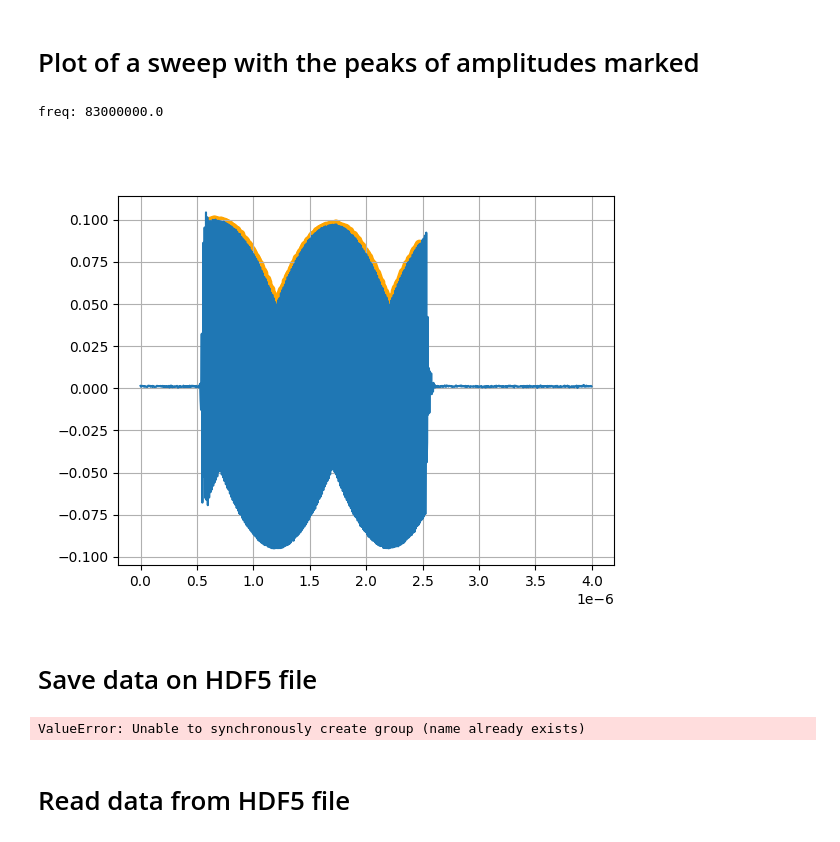
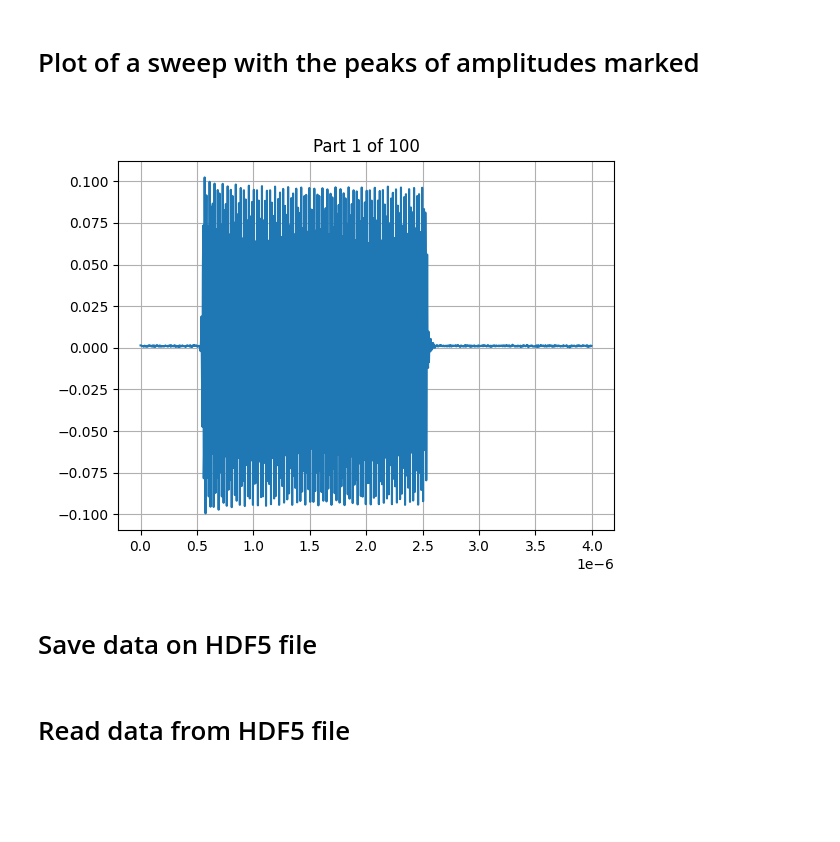
Before and after one commit to biqute/QTLab2324, a Jupyter notebook: PAandQubit/Actual_Work/Resonator_spectroscopy.ipynb, the cells around one changed output. Drawn from its saved outputs; the diff is of its cells as text; code cells hidden in the pictures; blank space fills up the shorter version.

```diff
--- a/PAandQubit/Actual_Work/Resonator_spectroscopy.ipynb
+++ b/PAandQubit/Actual_Work/Resonator_spectroscopy.ipynb
@@ -110,30 +111,63 @@ def data_amps(y: np.array, toggle_plot = True):
         plt.show()
     return {'mean': np.mean(y[idx]), 'std' : np.std(y[idx])}
 # %%
-n_sweep = 33
+# n_sweep = 19
 
-f_chosen = fetched_data[n_sweep]
-print('freq:', f_chosen['freq'])
-y = np.array(f_chosen['data'])
-data_amps(y)
-std = np.std(y)
-indices = find_peaks(y, prominence=2*(max(y) - std))
+# f_chosen = fetched_data[n_sweep]
+# print('freq:', f_chosen['freq'])
+# y = np.array(f_chosen['data'])
+# data_amps(y)
+# std = np.std(y)
+# indices = find_peaks(y, prominence=2*(max(y) - std))
 
-# print('mean', np.mean(y[indices[0]]))
+# # print('mean', np.mean(y[indices[0]]))
-# %% [output]
-freq: 83000000.0
-[figure, removed]
+# %%
+sweep = 0
+x = np.arange(len(y))/pxie.sample_rate
+def on_key(event):
+    global sweep
+    if event.key == 'right':
+        sweep += 1
+    elif event.key == 'left':
+        sweep -= 1
+
+    if (sweep+1) > len(fetched_data) or sweep == -1:
+        sweep = 0
+
+
+    f_chosen = fetched_data[sweep]
+    y = np.array(f_chosen['data'])
+    std = np.std(y)
+    indices = find_peaks(y, prominence=2*(max(y) - std))
+    idx = indices[0]
+    offset = 5
+    idx = idx[offset:-offset]
+    # clear frame
+    plt.clf()
+    plt.title(f'Part {sweep+1} of {len(fetched_data)}')
+    plt.grid()
+    plt.plot(x, y)
+    plt.scatter(x[idx],y[idx], color = 'orange')
+    plt.draw() # redraw
+
+fig,ax=plt.subplots()
+plt.title(f'Part {sweep+1} of {len(fetched_data)}')
+plt.plot(x, y)
+fig.canvas.mpl_connect('key_press_event',on_key)
+plt.grid()
+plt.show()
+plt.draw()
+# %% [output]
+[figure, added]
 # %% [markdown]
 # Save data on HDF5 file
 # %%
-with h5py.File('nonloso_2.hdf5', 'a') as f:                      # creo file hdf5 di nome tra virgolette e lo apro in modalità a = appen
-    for j in range(0, len(fetched_data)):
-        gp_data = f.create_group(str(j))
-        freq, data = fetched_data[j].items()
-        gp_data.create_dataset(str(freq[0]), data = freq[1])
-        gp_data.create_dataset(str(data[0]), data = data[1])
+# with h5py.File('nonloso_2.hdf5', 'a') as f:                      # creo file hdf5 di nome tra virgolette e lo apro in modalità a = appen
+#     for j in range(0, len(fetched_data)):
+#         gp_data = f.create_group(str(j))
+#         freq, data = fetched_data[j].items()
+#         gp_data.create_dataset(str(freq[0]), data = freq[1])
+#         gp_data.create_dataset(str(data[0]), data = data[1])
-# %% [output]
-ValueError: Unable to synchronously create group (name already exists)
 # %% [markdown]
 # Read data from HDF5 file
 # %%
```
Also changed, not shown: parts of 2 cells of this notebook, 3 other files.
